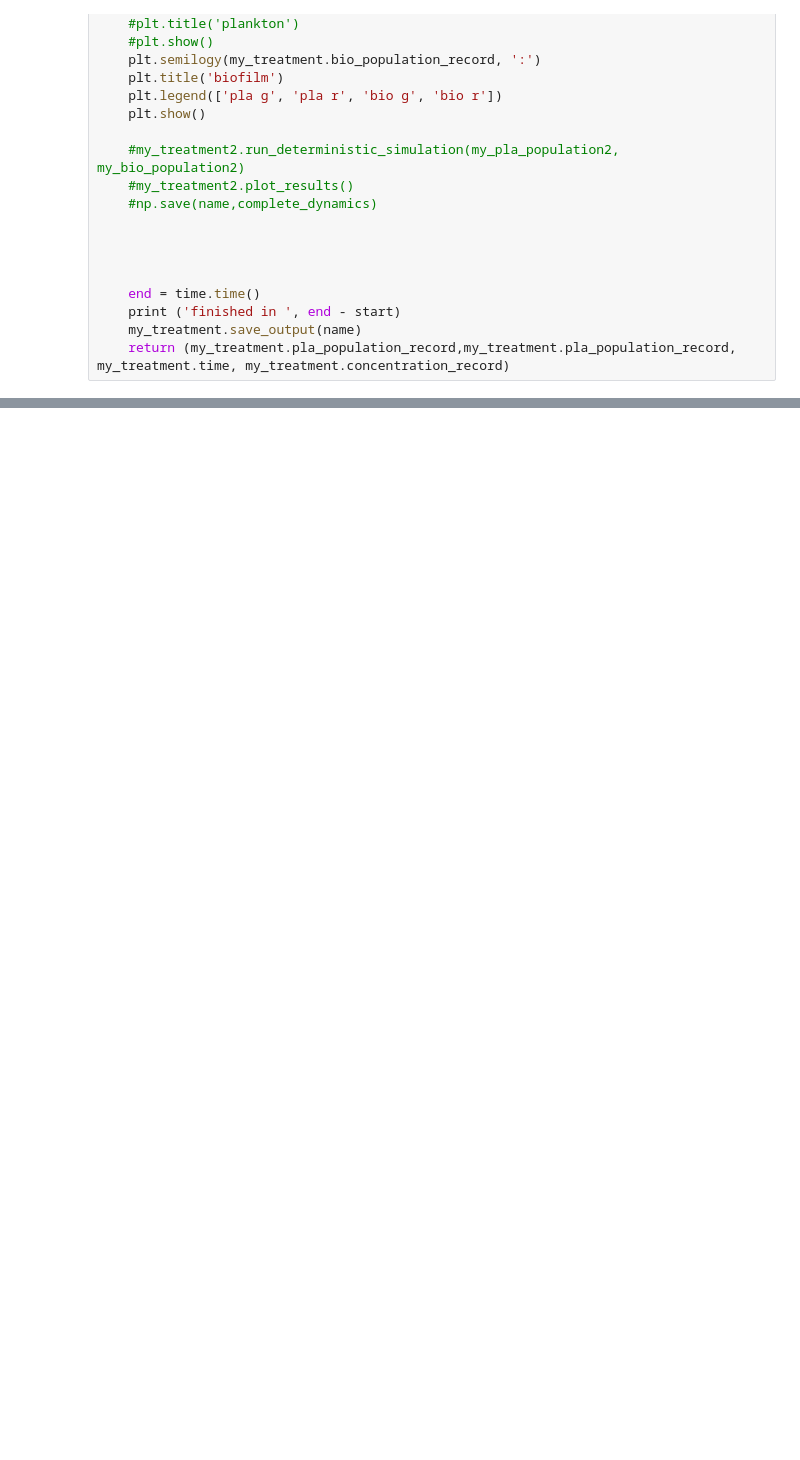
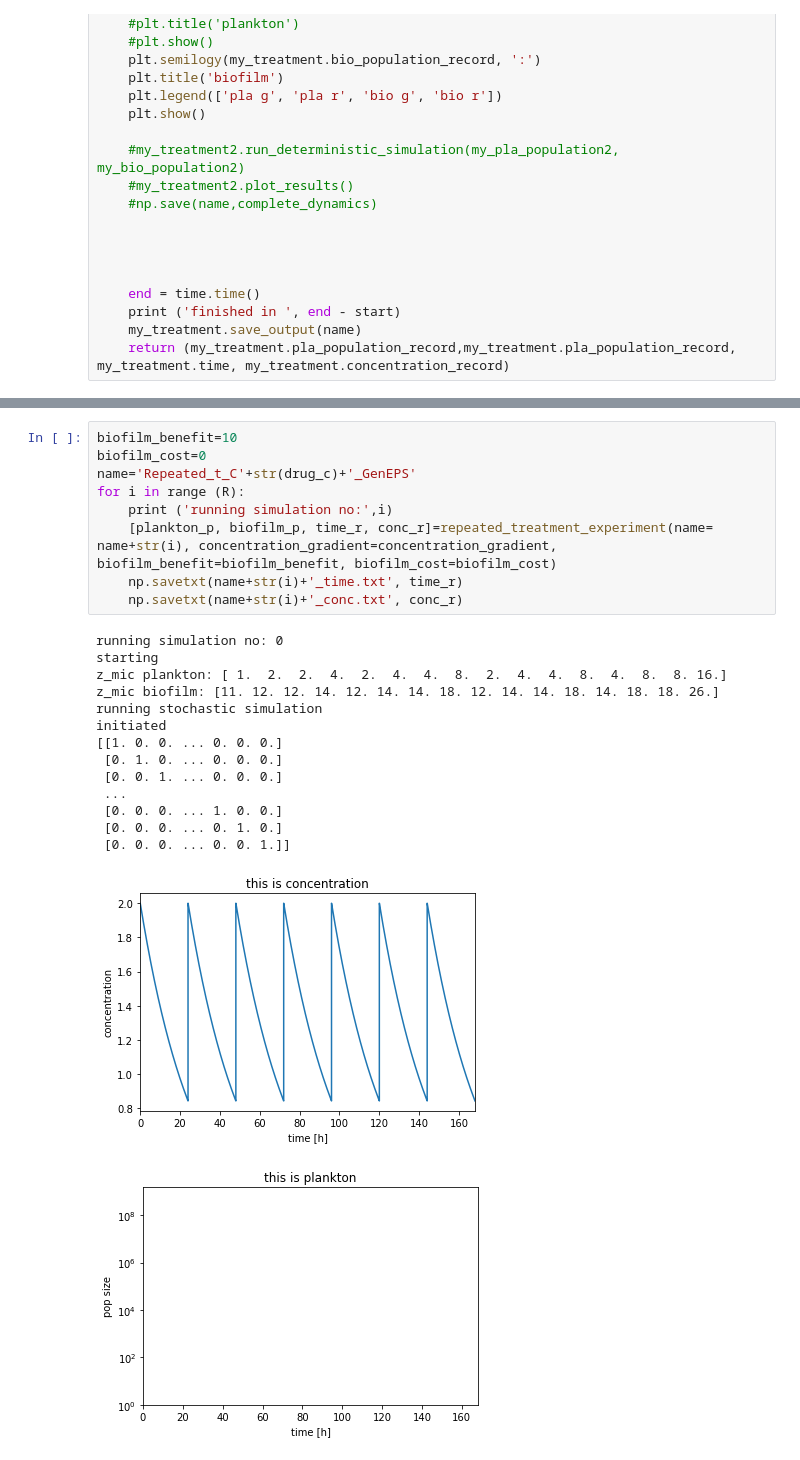
Before and after one commit to Trubenova/FrontiersBiofilmRecalcitrance, a Jupyter notebook: Repeated Treatment.ipynb, the cells around one changed output, grey strips where cells are left out. Cells and saved outputs as stored; diff of their text form; blank space fills up the shorter version.

```diff
--- a/Repeated Treatment.ipynb
+++ b/Repeated Treatment.ipynb
@@ -289,0 +131,25 @@ for i in range (100):
+# %%
+biofilm_benefit=10
+biofilm_cost=0
+name='Repeated_t_C'+str(drug_c)+'_GenEPS'
+for i in range (R):
+    print ('running simulation no:',i)
+    [plankton_p, biofilm_p, time_r, conc_r]=repeated_treatment_experiment(name= name+str(i), concentration_gradient=concentration_gradient, biofilm_benefit=biofilm_benefit, biofilm_cost=biofilm_cost)
+    np.savetxt(name+str(i)+'_time.txt', time_r)
+    np.savetxt(name+str(i)+'_conc.txt', conc_r)
+# %% [output]
+running simulation no: 0
+starting
+z_mic plankton: [ 1.  2.  2.  4.  2.  4.  4.  8.  2.  4.  4.  8.  4.  8.  8. 16.]
+z_mic biofilm: [11. 12. 12. 14. 12. 14. 14. 18. 12. 14. 14. 18. 14. 18. 18. 26.]
+running stochastic simulation
+initiated
+[[1. 0. 0. ... 0. 0. 0.]
+ [0. 1. 0. ... 0. 0. 0.]
+ [0. 0. 1. ... 0. 0. 0.]
+ ...
+ [0. 0. 0. ... 1. 0. 0.]
+ [0. 0. 0. ... 0. 1. 0.]
+ [0. 0. 0. ... 0. 0. 1.]]
+[figure, added]
+[figure, added]
```
Also changed, not shown: parts of 43 cells of this notebook.
